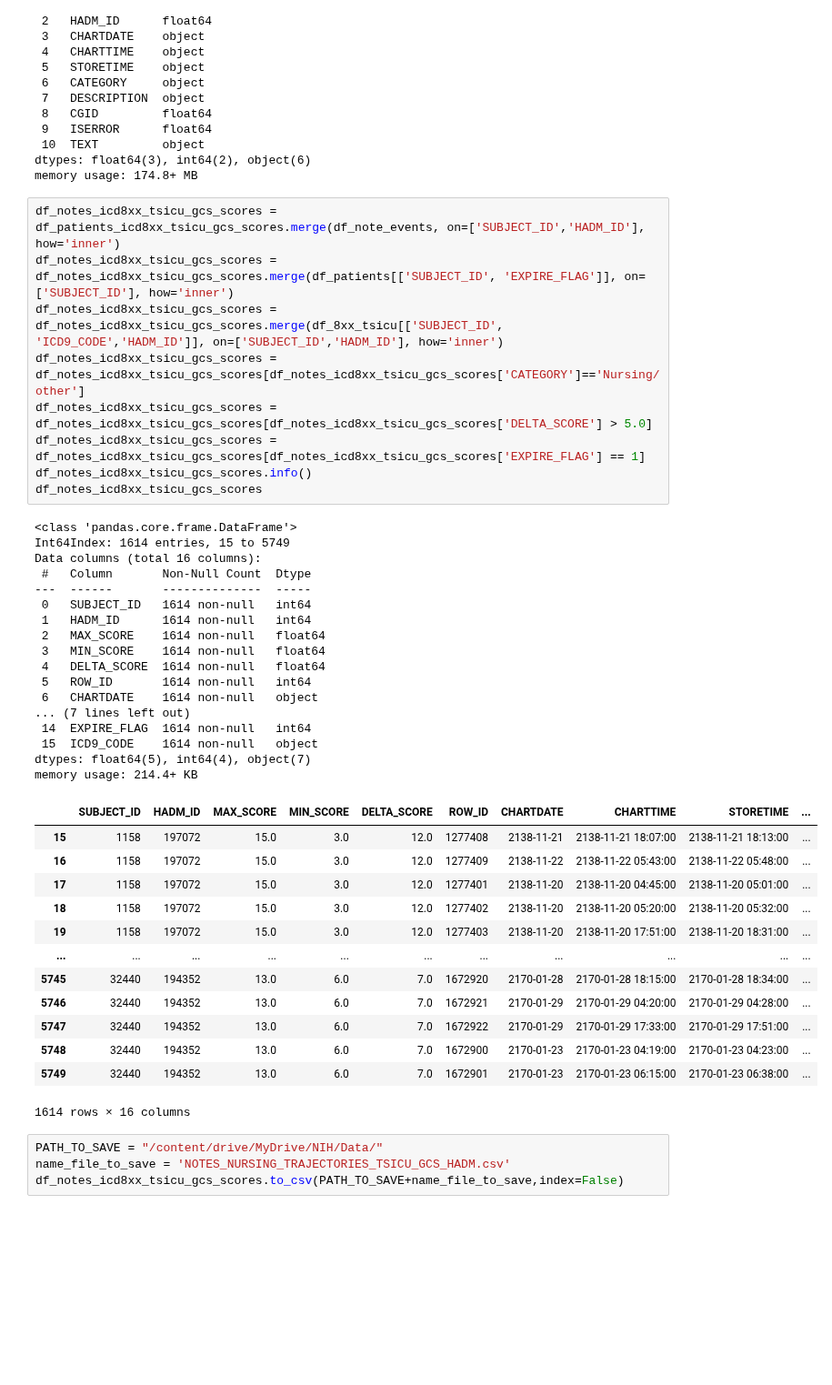
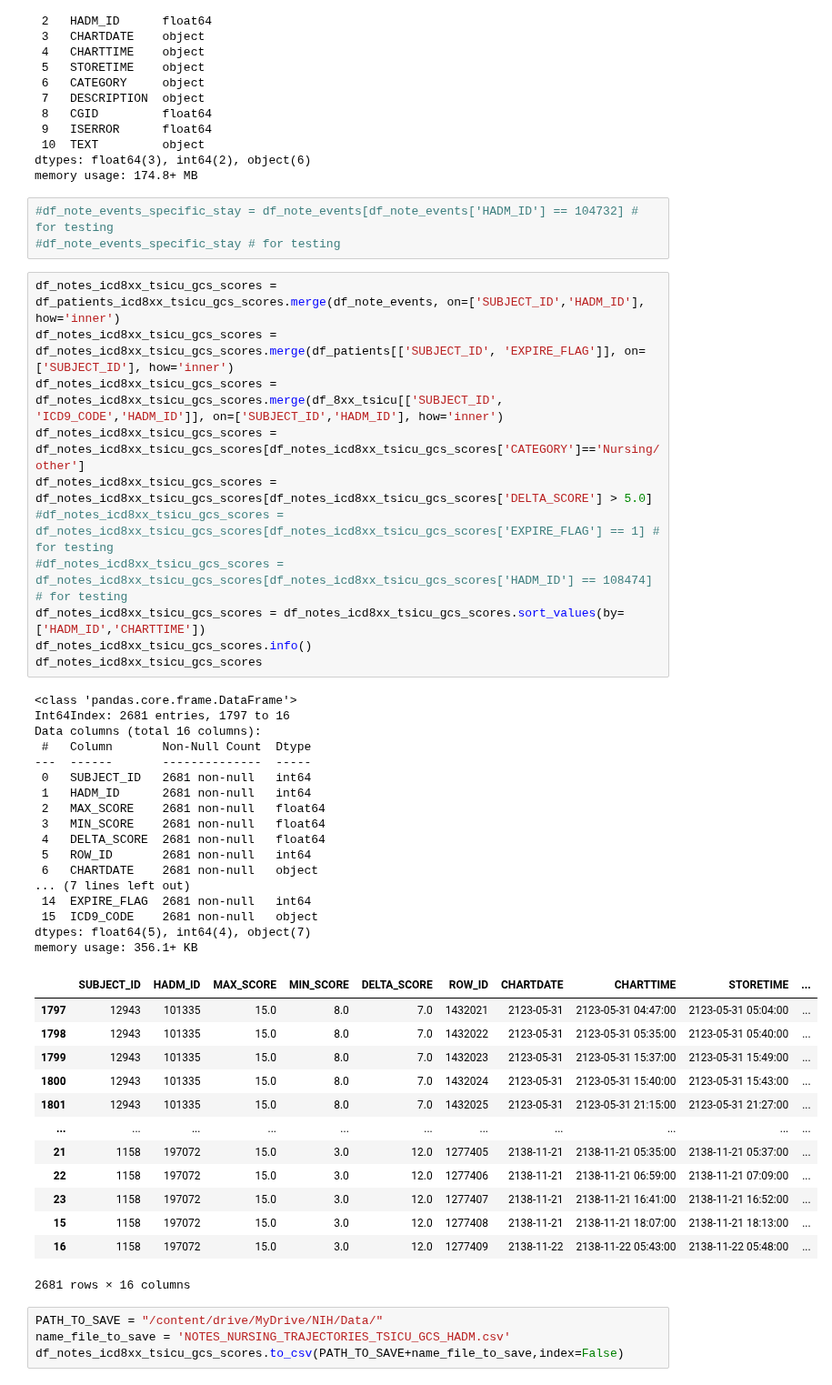
Before and after one commit to tanoManzo/mimic_trajectories, a Jupyter notebook: MIMIC_TRAJECTORY_embeddings_04_01_collect_data.ipynb, the cells around one changed output. Shown at 91% size. Cells and saved outputs as stored; diff of their text form; blank space fills up the shorter version.

```diff
--- a/MIMIC_TRAJECTORY_embeddings_04_01_collect_data.ipynb
+++ b/MIMIC_TRAJECTORY_embeddings_04_01_collect_data.ipynb
@@ -248,46 +259,51 @@ Data columns (total 11 columns):
  10  TEXT         object
 dtypes: float64(3), int64(2), object(6)
 memory usage: 174.8+ MB
+# %%
+#df_note_events_specific_stay = df_note_events[df_note_events['HADM_ID'] == 104732] # for testing
+#df_note_events_specific_stay # for testing
 # %%
 df_notes_icd8xx_tsicu_gcs_scores = df_patients_icd8xx_tsicu_gcs_scores.merge(df_note_events, on=['SUBJECT_ID','HADM_ID'], how='inner')
 df_notes_icd8xx_tsicu_gcs_scores = df_notes_icd8xx_tsicu_gcs_scores.merge(df_patients[['SUBJECT_ID', 'EXPIRE_FLAG']], on=['SUBJECT_ID'], how='inner')
 df_notes_icd8xx_tsicu_gcs_scores = df_notes_icd8xx_tsicu_gcs_scores.merge(df_8xx_tsicu[['SUBJECT_ID', 'ICD9_CODE','HADM_ID']], on=['SUBJECT_ID','HADM_ID'], how='inner')
 df_notes_icd8xx_tsicu_gcs_scores = df_notes_icd8xx_tsicu_gcs_scores[df_notes_icd8xx_tsicu_gcs_scores['CATEGORY']=='Nursing/other']
 df_notes_icd8xx_tsicu_gcs_scores = df_notes_icd8xx_tsicu_gcs_scores[df_notes_icd8xx_tsicu_gcs_scores['DELTA_SCORE'] > 5.0]
-df_notes_icd8xx_tsicu_gcs_scores = df_notes_icd8xx_tsicu_gcs_scores[df_notes_icd8xx_tsicu_gcs_scores['EXPIRE_FLAG'] == 1]
+#df_notes_icd8xx_tsicu_gcs_scores = df_notes_icd8xx_tsicu_gcs_scores[df_notes_icd8xx_tsicu_gcs_scores['EXPIRE_FLAG'] == 1] # for testing
+#df_notes_icd8xx_tsicu_gcs_scores = df_notes_icd8xx_tsicu_gcs_scores[df_notes_icd8xx_tsicu_gcs_scores['HADM_ID'] == 108474] # for testing
+df_notes_icd8xx_tsicu_gcs_scores = df_notes_icd8xx_tsicu_gcs_scores.sort_values(by=['HADM_ID','CHARTTIME'])
 df_notes_icd8xx_tsicu_gcs_scores.info()
 df_notes_icd8xx_tsicu_gcs_scores
 # %% [output]
 <class 'pandas.core.frame.DataFrame'>
-Int64Index: 1614 entries, 15 to 5749
+Int64Index: 2681 entries, 1797 to 16
 Data columns (total 16 columns):
  #   Column       Non-Null Count  Dtype
 ---  ------       --------------  -----
- 0   SUBJECT_ID   1614 non-null   int64
- 1   HADM_ID      1614 non-null   int64
- 2   MAX_SCORE    1614 non-null   float64
- 3   MIN_SCORE    1614 non-null   float64
- 4   DELTA_SCORE  1614 non-null   float64
- 5   ROW_ID       1614 non-null   int64
- 6   CHARTDATE    1614 non-null   object
+ 0   SUBJECT_ID   2681 non-null   int64
+ 1   HADM_ID      2681 non-null   int64
+ 2   MAX_SCORE    2681 non-null   float64
+ 3   MIN_SCORE    2681 non-null   float64
+ 4   DELTA_SCORE  2681 non-null   float64
+ 5   ROW_ID       2681 non-null   int64
+ 6   CHARTDATE    2681 non-null   object
 ... (7 lines left out)
- 14  EXPIRE_FLAG  1614 non-null   int64
- 15  ICD9_CODE    1614 non-null   object
+ 14  EXPIRE_FLAG  2681 non-null   int64
+ 15  ICD9_CODE    2681 non-null   object
 dtypes: float64(5), int64(4), object(7)
-memory usage: 214.4+ KB
+memory usage: 356.1+ KB
 |  | SUBJECT_ID | HADM_ID | MAX_SCORE | MIN_SCORE | DELTA_SCORE | ROW_ID | CHARTDATE | CHARTTIME | STORETIME | ... |
+| 1797 | 12943 | 101335 | 15.0 | 8.0 | 7.0 | 1432021 | 2123-05-31 | 2123-05-31 04:47:00 | 2123-05-31 05:04:00 | ... |
+| 1798 | 12943 | 101335 | 15.0 | 8.0 | 7.0 | 1432022 | 2123-05-31 | 2123-05-31 05:35:00 | 2123-05-31 05:40:00 | ... |
+| 1799 | 12943 | 101335 | 15.0 | 8.0 | 7.0 | 1432023 | 2123-05-31 | 2123-05-31 15:37:00 | 2123-05-31 15:49:00 | ... |
+| 1800 | 12943 | 101335 | 15.0 | 8.0 | 7.0 | 1432024 | 2123-05-31 | 2123-05-31 15:40:00 | 2123-05-31 15:43:00 | ... |
+| 1801 | 12943 | 101335 | 15.0 | 8.0 | 7.0 | 1432025 | 2123-05-31 | 2123-05-31 21:15:00 | 2123-05-31 21:27:00 | ... |
+| ... | ... | ... | ... | ... | ... | ... | ... | ... | ... | ... |
+| 21 | 1158 | 197072 | 15.0 | 3.0 | 12.0 | 1277405 | 2138-11-21 | 2138-11-21 05:35:00 | 2138-11-21 05:37:00 | ... |
+| 22 | 1158 | 197072 | 15.0 | 3.0 | 12.0 | 1277406 | 2138-11-21 | 2138-11-21 06:59:00 | 2138-11-21 07:09:00 | ... |
+| 23 | 1158 | 197072 | 15.0 | 3.0 | 12.0 | 1277407 | 2138-11-21 | 2138-11-21 16:41:00 | 2138-11-21 16:52:00 | ... |
 | 15 | 1158 | 197072 | 15.0 | 3.0 | 12.0 | 1277408 | 2138-11-21 | 2138-11-21 18:07:00 | 2138-11-21 18:13:00 | ... |
 | 16 | 1158 | 197072 | 15.0 | 3.0 | 12.0 | 1277409 | 2138-11-22 | 2138-11-22 05:43:00 | 2138-11-22 05:48:00 | ... |
-| 17 | 1158 | 197072 | 15.0 | 3.0 | 12.0 | 1277401 | 2138-11-20 | 2138-11-20 04:45:00 | 2138-11-20 05:01:00 | ... |
-| 18 | 1158 | 197072 | 15.0 | 3.0 | 12.0 | 1277402 | 2138-11-20 | 2138-11-20 05:20:00 | 2138-11-20 05:32:00 | ... |
-| 19 | 1158 | 197072 | 15.0 | 3.0 | 12.0 | 1277403 | 2138-11-20 | 2138-11-20 17:51:00 | 2138-11-20 18:31:00 | ... |
-| ... | ... | ... | ... | ... | ... | ... | ... | ... | ... | ... |
-| 5745 | 32440 | 194352 | 13.0 | 6.0 | 7.0 | 1672920 | 2170-01-28 | 2170-01-28 18:15:00 | 2170-01-28 18:34:00 | ... |
-| 5746 | 32440 | 194352 | 13.0 | 6.0 | 7.0 | 1672921 | 2170-01-29 | 2170-01-29 04:20:00 | 2170-01-29 04:28:00 | ... |
-| 5747 | 32440 | 194352 | 13.0 | 6.0 | 7.0 | 1672922 | 2170-01-29 | 2170-01-29 17:33:00 | 2170-01-29 17:51:00 | ... |
-| 5748 | 32440 | 194352 | 13.0 | 6.0 | 7.0 | 1672900 | 2170-01-23 | 2170-01-23 04:19:00 | 2170-01-23 04:23:00 | ... |
-| 5749 | 32440 | 194352 | 13.0 | 6.0 | 7.0 | 1672901 | 2170-01-23 | 2170-01-23 06:15:00 | 2170-01-23 06:38:00 | ... |
-1614 rows × 16 columns
+2681 rows × 16 columns
 # %%
 PATH_TO_SAVE = "/content/drive/MyDrive/NIH/Data/"
 name_file_to_save = 'NOTES_NURSING_TRAJECTORIES_TSICU_GCS_HADM.csv'
```
Also changed, not shown: parts of 21 cells of this notebook.
